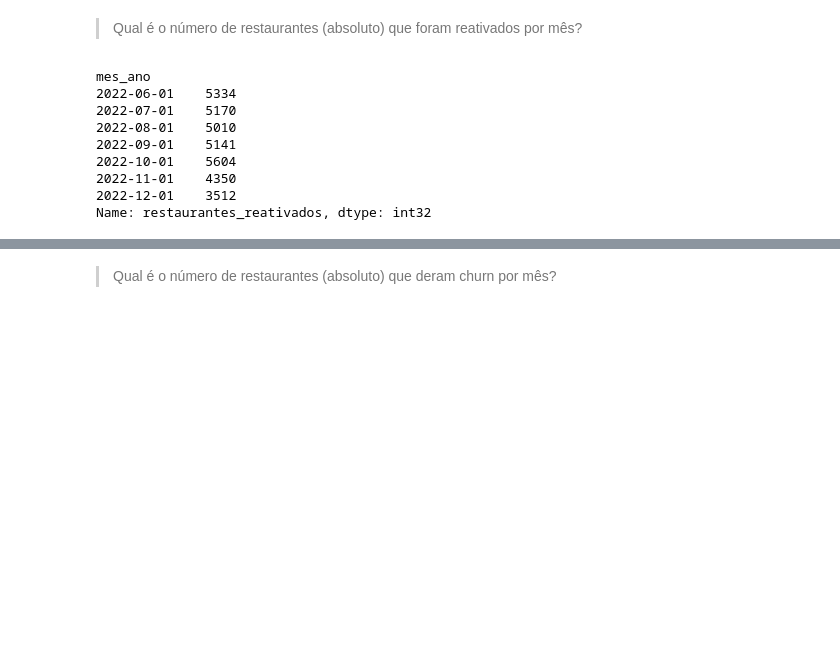
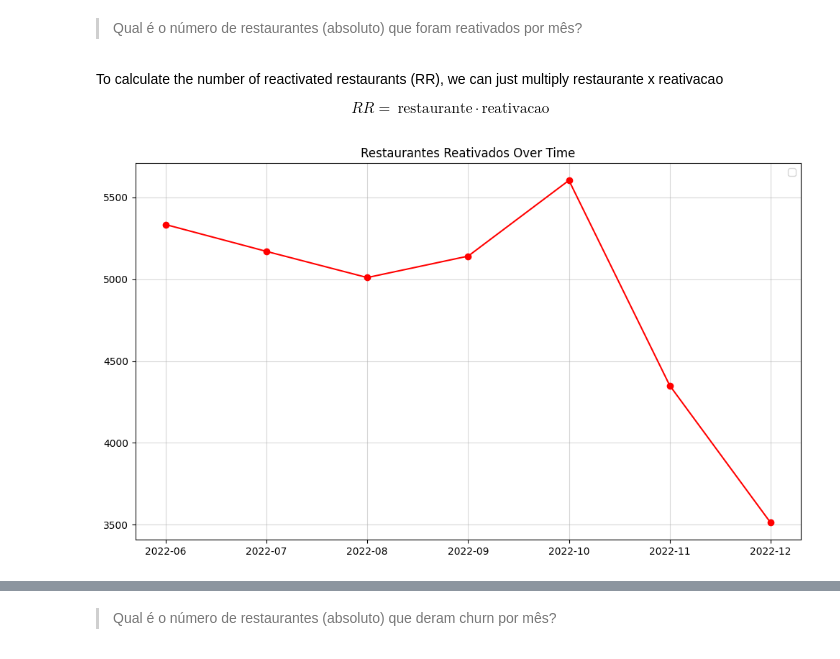
Before and after one commit to j4-metrics/Case-Ifood---Data-Analyst, a Jupyter notebook: PS_Ifood_Data_Analyst.ipynb, the cells around one changed output, grey strips where cells are left out. Saved outputs shown, nothing was run; the diff lists cells and outputs as text; code cells hidden in the pictures; blank space fills up the shorter version.

```diff
--- a/PS_Ifood_Data_Analyst.ipynb
+++ b/PS_Ifood_Data_Analyst.ipynb
@@ -132,19 +187,27 @@ df['region'] = df['uf'].map(uf_to_region)
 # Passo 1
 # %% [markdown]
 > Qual é o número de restaurantes (absoluto) que foram reativados por mês?
+# %% [markdown]
+To calculate the number of reactivated restaurants (RR), we can just multiply restaurante x reativacao
+
+$$ RR = \ \text{restaurante} \cdot \text{reativacao} \ $$
 # %%
 # Restaurantes ativos
 df['restaurantes_reativados'] = (df['restaurantes'] * df['reativacao']/100).astype(int)
 # Taxa de churn e reativação já estão no dfset
 # %%
-df.groupby('mes_ano')['restaurantes_reativados'].agg('sum')
+rr = df.groupby('mes_ano')['restaurantes_reativados'].agg('sum')
-# %% [output]
-mes_ano
-2022-06-01    5334
-2022-07-01    5170
-2022-08-01    5010
-2022-09-01    5141
-2022-10-01    5604
-2022-11-01    4350
-2022-12-01    3512
-Name: restaurantes_reativados, dtype: int32
+# %%
+# Plot the red line chart
+plt.figure(figsize=(10, 6))
+plt.plot(rr.index, rr.values, color='red', marker='o', linestyle='-')
+plt.title('Restaurantes Reativados Over Time')
+plt.xlabel('')
+plt.ylabel('')
+plt.xticks(rotation=0)
+plt.grid(alpha=0.5)
+plt.legend()
+plt.tight_layout()
+plt.show()
+# %% [output]
+[figure, added]
```
Also changed, not shown: parts of 34 cells of this notebook, 1 other file.
